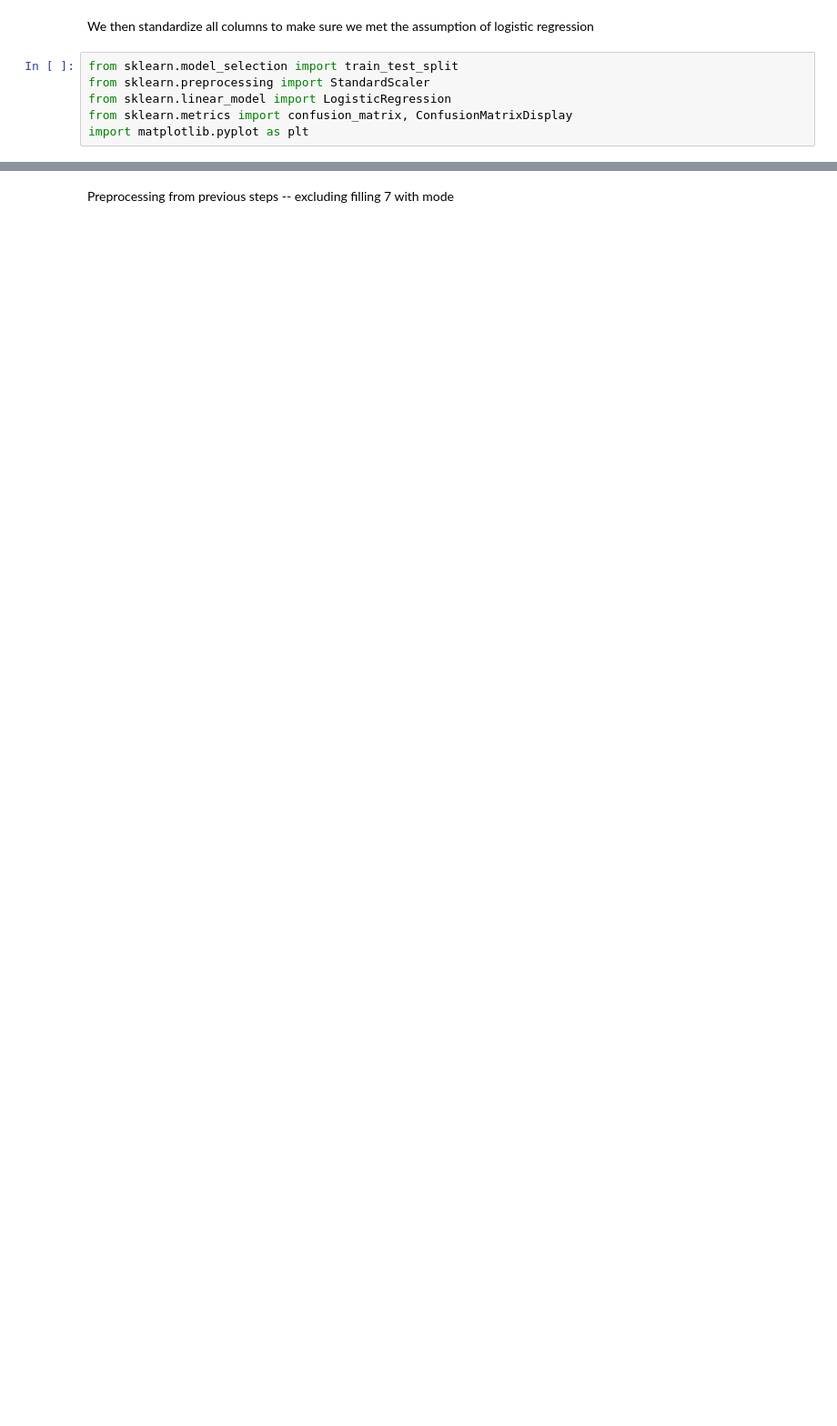
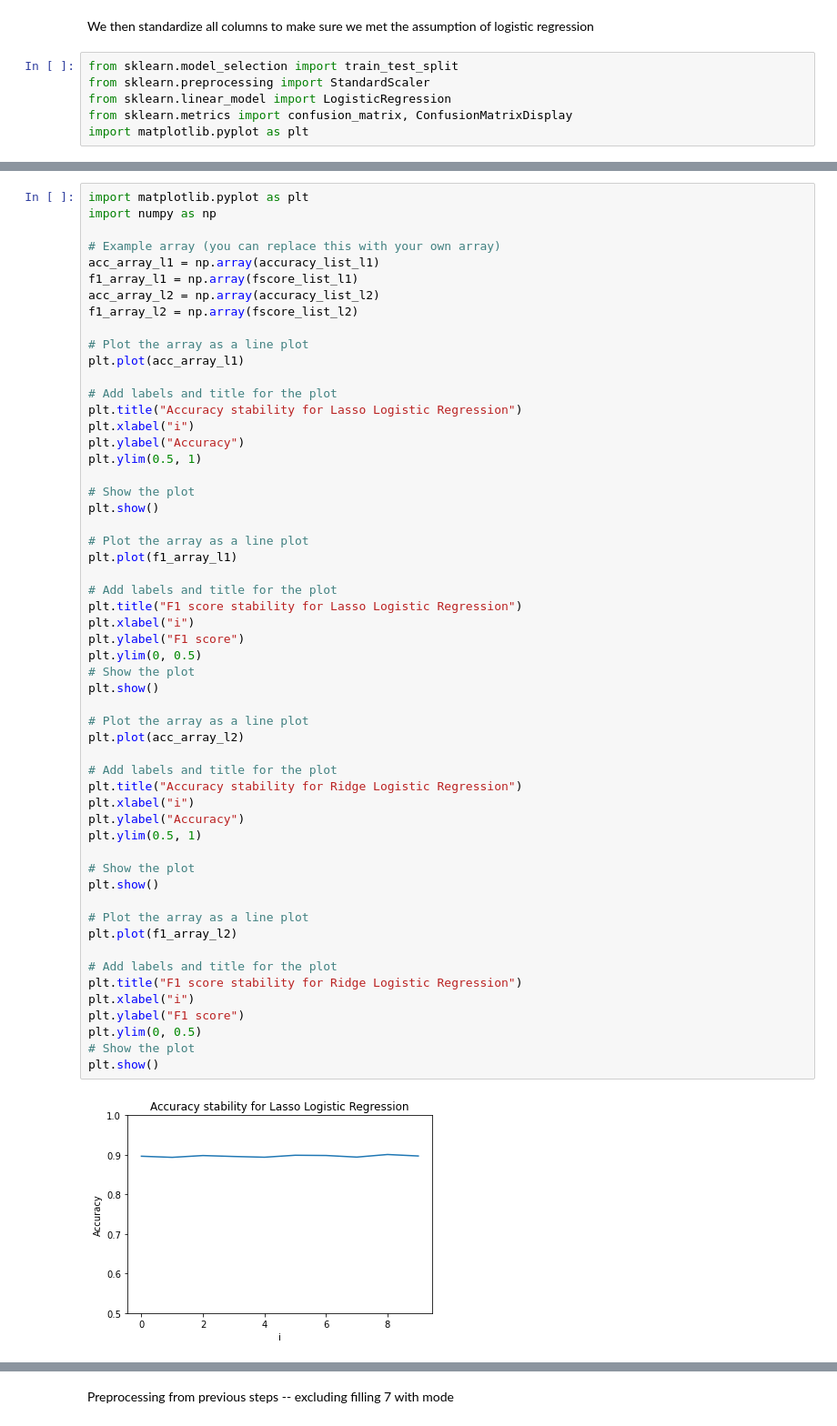
Before and after one commit to HLSL200/ORIE-5160-Midterm-Project, a Jupyter notebook: ORIE_5160_Midterm_Project.ipynb, the cells around one changed output, grey strips where cells are left out. Shown at 91% size. Cells and saved outputs as stored; diff of their text form; blank space fills up the shorter version.

```diff
--- a/ORIE_5160_Midterm_Project.ipynb
+++ b/ORIE_5160_Midterm_Project.ipynb
@@ -528,0 +611,57 @@ Logistic Regression Model (KNN Imputer) F1 score: 31.74 %
+# %%
+import matplotlib.pyplot as plt
+import numpy as np
+
+# Example array (you can replace this with your own array)
+acc_array_l1 = np.array(accuracy_list_l1)
+f1_array_l1 = np.array(fscore_list_l1)
+acc_array_l2 = np.array(accuracy_list_l2)
+f1_array_l2 = np.array(fscore_list_l2)
+
+# Plot the array as a line plot
+plt.plot(acc_array_l1)
+
+# Add labels and title for the plot
+plt.title("Accuracy stability for Lasso Logistic Regression")
+plt.xlabel("i")
+plt.ylabel("Accuracy")
+plt.ylim(0.5, 1)
+
+# Show the plot
+plt.show()
+
+# Plot the array as a line plot
+plt.plot(f1_array_l1)
+
+# Add labels and title for the plot
+plt.title("F1 score stability for Lasso Logistic Regression")
+plt.xlabel("i")
+plt.ylabel("F1 score")
+plt.ylim(0, 0.5)
+# Show the plot
+plt.show()
+
+# Plot the array as a line plot
+plt.plot(acc_array_l2)
+
+# Add labels and title for the plot
+plt.title("Accuracy stability for Ridge Logistic Regression")
+plt.xlabel("i")
+plt.ylabel("Accuracy")
+plt.ylim(0.5, 1)
+
+# Show the plot
+plt.show()
+
+# Plot the array as a line plot
+plt.plot(f1_array_l2)
+
+# Add labels and title for the plot
+plt.title("F1 score stability for Ridge Logistic Regression")
+plt.xlabel("i")
+plt.ylabel("F1 score")
+plt.ylim(0, 0.5)
+# Show the plot
+plt.show()
+# %% [output]
+[figure, added]
```
Also changed, not shown: parts of 25 cells of this notebook, 1 other file.
